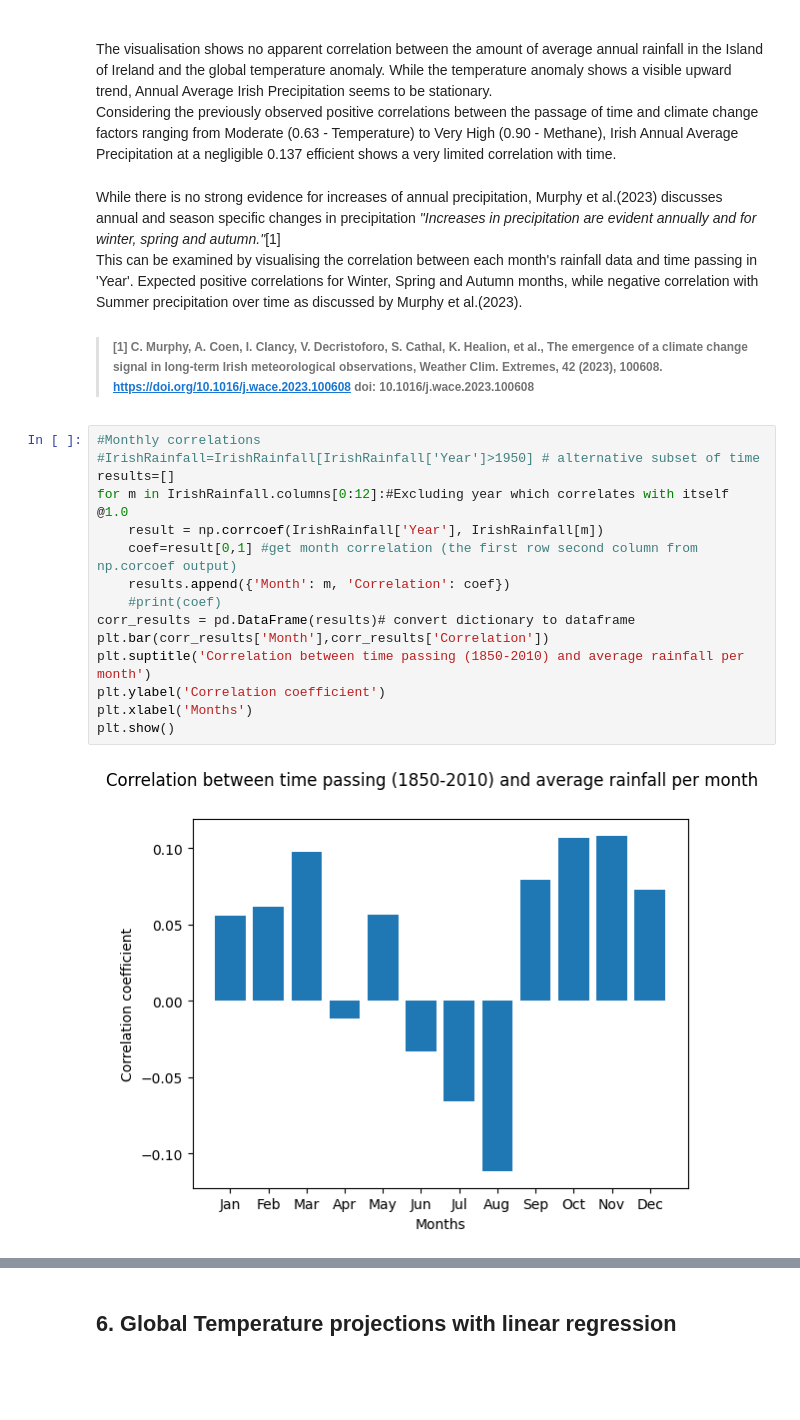
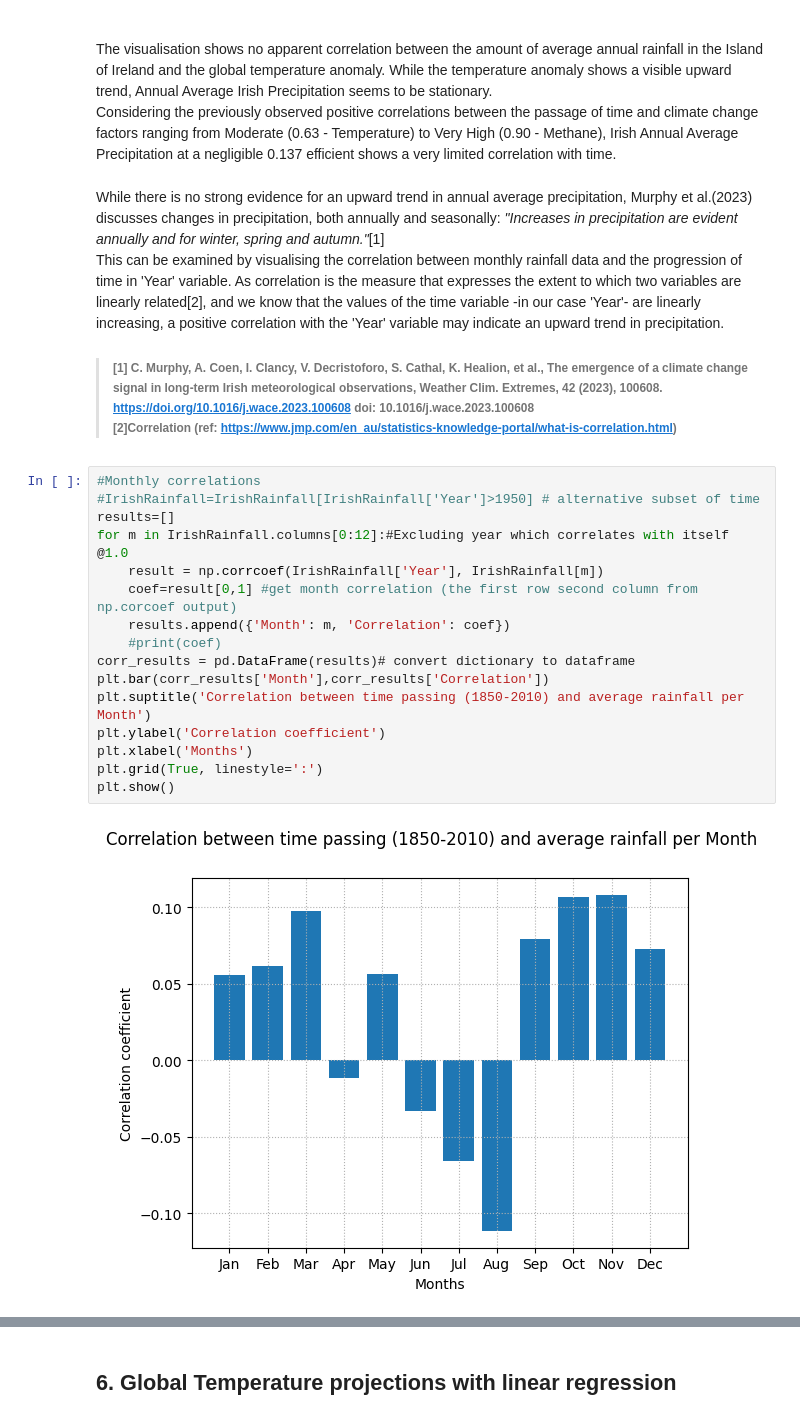
Before and after one commit to noyo0/ProgrammingForDataAnalysis_Project2, a Jupyter notebook: Project2/Project2.ipynb, the cells around one changed output, grey strips where cells are left out. Drawn from its saved outputs; the diff is of its cells as text; blank space fills up the shorter version.

```diff
--- a/Project2/Project2.ipynb
+++ b/Project2/Project2.ipynb
@@ -1329,25 +1329,26 @@ plt.show()
 <br> The visualisation shows no apparent correlation between the amount of average annual rainfall in the Island of Ireland and the global temperature anomaly. While the temperature anomaly shows a visible upward trend, Annual Average Irish Precipitation seems to be stationary.<br>
 Considering the previously observed positive correlations between the passage of time and climate change factors ranging from Moderate (0.63 - Temperature) to Very High (0.90 - Methane), Irish Annual Average Precipitation at a negligible 0.137 efficient shows a very limited correlation with time.
 # %% [markdown]
-While there is no strong evidence for increases of annual precipitation, Murphy et al.(2023) discusses annual and season specific changes in precipitation *"Increases in precipitation are evident annually and for winter, spring and autumn."*[1] <br>
-This can be examined by visualising the correlation between each month's rainfall data and time passing in 'Year'. Expected positive correlations for Winter, Spring and Autumn months, while negative correlation with Summer precipitation over time as discussed by Murphy et al.(2023).
+While there is no strong evidence for an upward trend in annual average precipitation, Murphy et al.(2023) discusses changes in precipitation, both annually and seasonally: *"Increases in precipitation are evident annually and for winter, spring and autumn."*[1] <br>
+This can be examined by visualising the correlation between monthly rainfall data and the progression of time in 'Year' variable. As correlation is the measure that expresses the extent to which two variables are linearly related[2], and we know that the values of the time variable -in our case 'Year'- are linearly increasing, a positive correlation with the 'Year' variable may indicate an upward trend in precipitation.<br>
 
->###### [1] C. Murphy, A. Coen, I. Clancy, V. Decristoforo, S. Cathal, K. Healion, et al., The emergence of a climate change signal in long-term Irish meteorological observations, Weather Clim. Extremes, 42 (2023), 100608. https://doi.org/10.1016/j.wace.2023.100608 doi: 10.1016/j.wace.2023.100608 <br>
+>###### [1] C. Murphy, A. Coen, I. Clancy, V. Decristoforo, S. Cathal, K. Healion, et al., The emergence of a climate change signal in long-term Irish meteorological observations, Weather Clim. Extremes, 42 (2023), 100608. https://doi.org/10.1016/j.wace.2023.100608 doi: 10.1016/j.wace.2023.100608 <br> [2]Correlation (ref: https://www.jmp.com/en_au/statistics-knowledge-portal/what-is-correlation.html)
 # %%
 #Monthly correlations
 #IrishRainfall=IrishRainfall[IrishRainfall['Year']>1950] # alternative subset of time
 results=[]
 for m in IrishRainfall.columns[0:12]:#Excluding year which correlates with itself @1.0
     result = np.corrcoef(IrishRainfall['Year'], IrishRainfall[m])
     coef=result[0,1] #get month correlation (the first row second column from np.corcoef output)
     results.append({'Month': m, 'Correlation': coef})
     #print(coef)
 corr_results = pd.DataFrame(results)# convert dictionary to dataframe
 plt.bar(corr_results['Month'],corr_results['Correlation'])
-plt.suptitle('Correlation between time passing (1850-2010) and average rainfall per month')
+plt.suptitle('Correlation between time passing (1850-2010) and average rainfall per Month')
 plt.ylabel('Correlation coefficient')
 plt.xlabel('Months')
+plt.grid(True, linestyle=':')
 plt.show()
 # %% [output]
-[figure, old version]
+[figure, new version]
 # %% [markdown]
```
Also changed, not shown: parts of 9 cells of this notebook.
